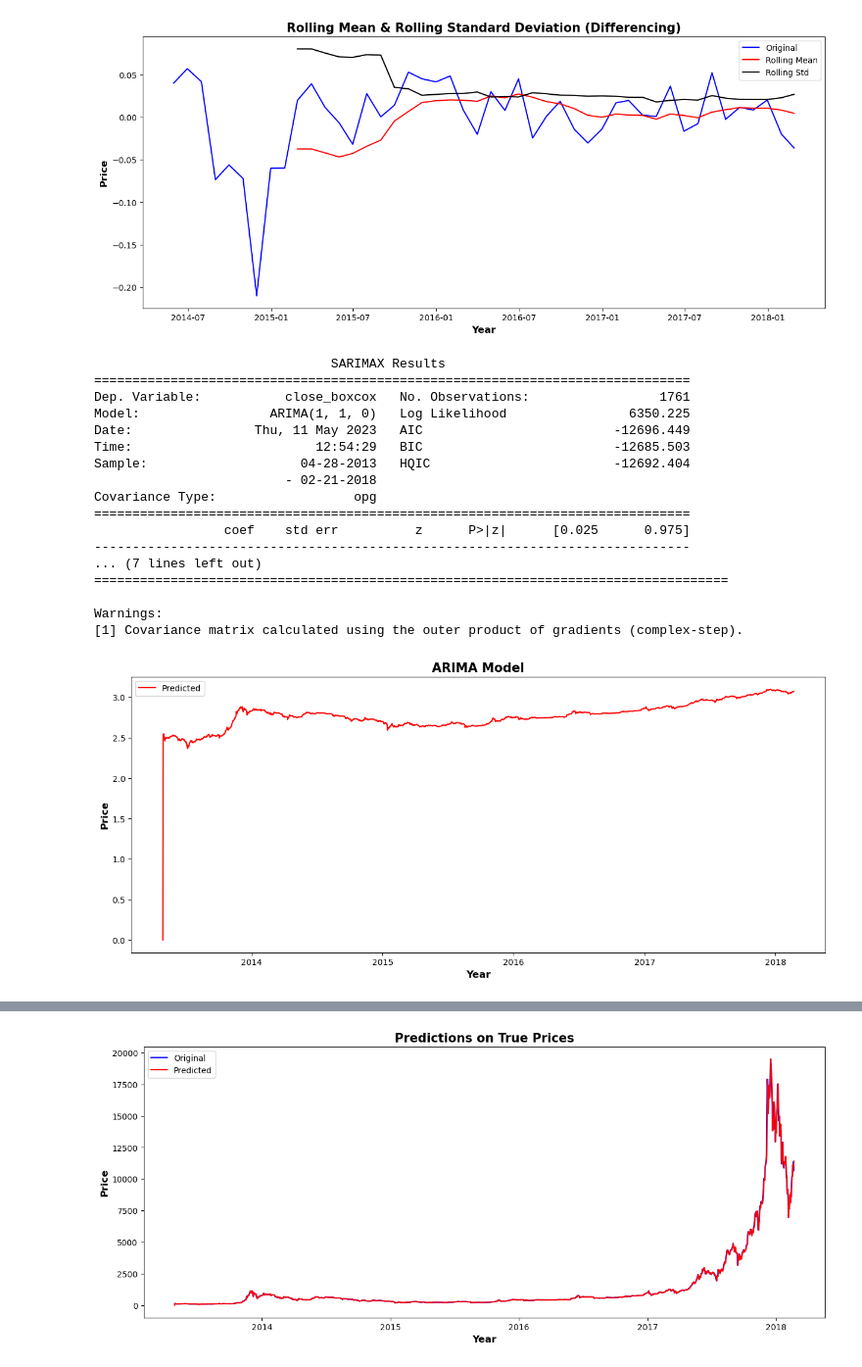
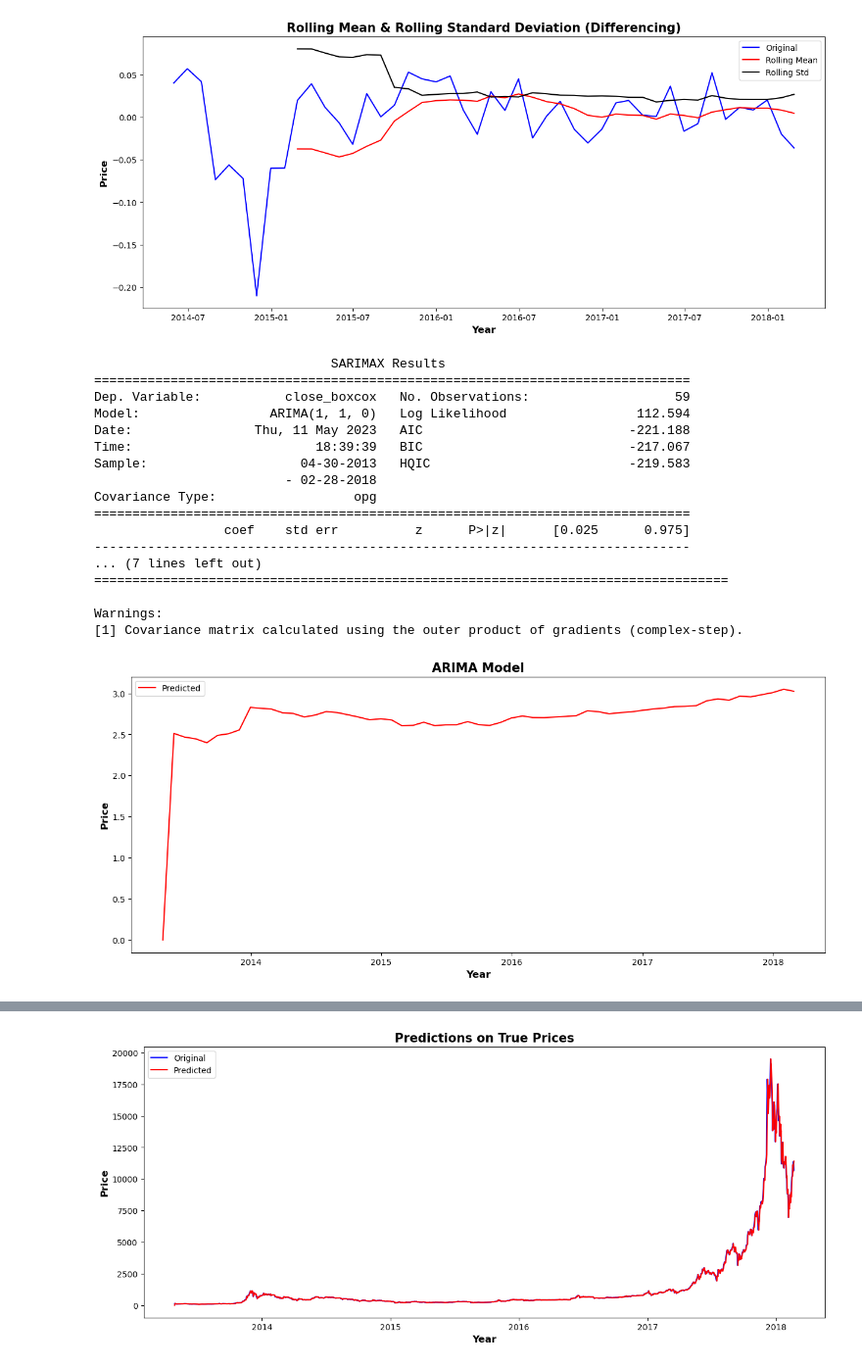
Before and after one commit to alliajagbe/crypto-prediction, a Jupyter notebook: crypto.ipynb, the cells around one changed output, grey strips where cells are left out. Shown at 98% size. Cells and saved outputs as stored; diff of their text form; code cells hidden in the pictures.

```diff
--- a/crypto.ipynb
+++ b/crypto.ipynb
@@ -210,34 +210,34 @@ plt.show()
 [figure]
 # %%
 # fitting an arima model
-model = ARIMA(btc['close_boxcox'], order=(1, 1, 0))
-results = model.fit()
-print(results.summary())
+model = ARIMA(btc_month['close_boxcox'], order=(1, 1, 0))
+results_110 = model.fit()
+print(results_110.summary())
 plt.figure(figsize=(15,6))
-plt.plot(results.fittedvalues, color='red', label='Predicted')
+plt.plot(results_110.fittedvalues, color='red', label='Predicted')
 plt.legend(loc='best')
 plt.title('ARIMA Model', fontsize=15, fontweight='bold')
 plt.xlabel('Year', fontsize=12, fontweight='bold')
 plt.ylabel('Price', fontsize=12, fontweight='bold')
 plt.show()
 # %% [output]
                                SARIMAX Results
 ==============================================================================
-Dep. Variable:           close_boxcox   No. Observations:                 1761
-Model:                 ARIMA(1, 1, 0)   Log Likelihood                6350.225
-Date:                Thu, 11 May 2023   AIC                         -12696.449
-Time:                        12:54:29   BIC                         -12685.503
-Sample:                    04-28-2013   HQIC                        -12692.404
-                         - 02-21-2018
+Dep. Variable:           close_boxcox   No. Observations:                   59
+Model:                 ARIMA(1, 1, 0)   Log Likelihood                 112.594
+Date:                Thu, 11 May 2023   AIC                           -221.188
+Time:                        18:39:39   BIC                           -217.067
+Sample:                    04-30-2013   HQIC                          -219.583
+                         - 02-28-2018
 Covariance Type:                  opg
 ==============================================================================
                  coef    std err          z      P>|z|      [0.025      0.975]
 ------------------------------------------------------------------------------
 ... (7 lines left out)
 ===================================================================================
 
 Warnings:
 [1] Covariance matrix calculated using the outer product of gradients (complex-step).
-[figure, old version]
+[figure, new version]
 # %%
 # fitting an arima model
```
Also changed, not shown: parts of 6 cells of this notebook.
